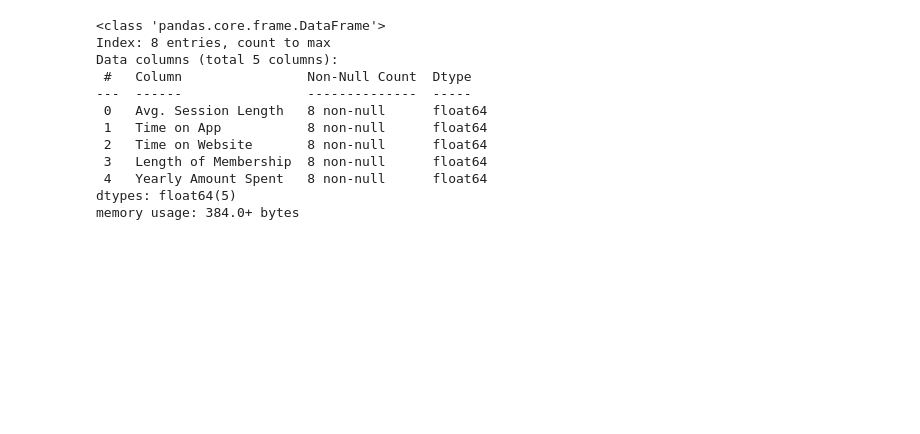
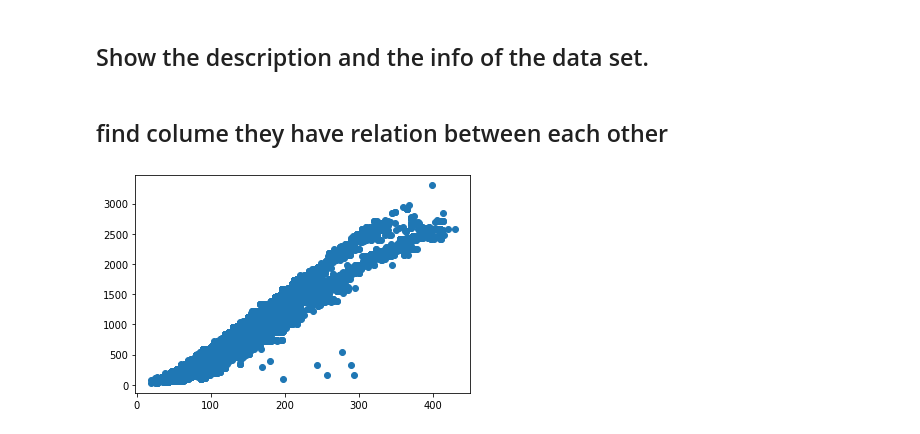
Before and after one commit to monaSalih/linear_regressions, a Jupyter notebook: regression.ipynb, the cells around one changed output. Cells and saved outputs as stored; diff of their text form; code cells hidden in the pictures; blank space fills up the shorter version.

```diff
--- a/regression.ipynb
+++ b/regression.ipynb
@@ -7,10 +9,16 @@ from sklearn.model_selection import train_test_split
 # %%
 # DataFrame = pd.read_csv('./station.csv')CarPrice_Assignment.csv
-#DataFrame = pd.read_csv('./Ecommerce_Customers.csv')
-# #Car_Purchasing_Data.csv
+# DataFrame = pd.read_csv('./Ecommerce_Customers.csv')
+# DataFrame.head()
 # DataFrame = pd.read_csv('./Car_Purchasing_Data.csv')
 # DataFrame.head(5)
-DataFrame = pd.read_csv('./CarPrice_Assignment.csv')
-DataFrame.head(5)
-d.read_csv('./CarPrice_Assignment.csv')
-DataFrame.head(5)
+# DataFrame = pd.read_csv('./CarPrice_Assignment.csv')
+# DataFrame.head(5)
+# DataFrame = pd.read_csv('./CarPrice_Assignment.csv')
+# DataFrame.head(5)
+# DataFrame = pd.read_csv('./train.csv')
+# DataFrame.head(5)
+# DataFrame = pd.read_csv('./station.csv')
+# DataFrame.head()
+DataFrame = pd.read_csv('./airline_dec_2008_50k.csv')
+DataFrame.head()
@@ -25,18 +29,9 @@ DataFrame.head(5)
+# %% [markdown]
+## Show the description and the info of the data set.
 # %%
+
 data_desc=DataFrame.describe()
-data_desc
 data_desc2=data_desc.info()
 data_desc2
-# %% [output]
-<class 'pandas.core.frame.DataFrame'>
-Index: 8 entries, count to max
-Data columns (total 5 columns):
- #   Column                Non-Null Count  Dtype
----  ------                --------------  -----
- 0   Avg. Session Length   8 non-null      float64
- 1   Time on App           8 non-null      float64
- 2   Time on Website       8 non-null      float64
- 3   Length of Membership  8 non-null      float64
- 4   Yearly Amount Spent   8 non-null      float64
-dtypes: float64(5)
-memory usage: 384.0+ bytes
+# %% [markdown]
+## find colume they have relation between each other
@@ -42,0 +42,8 @@ memory usage: 384.0+ bytes
+# %%
+crse_elapsedtime_values = DataFrame["CRSElapsedTime"].values
+distance_value = DataFrame["Distance"].values
+# %%
+plt.scatter(crse_elapsedtime_values, distance_value)
+plt.show()
+# %% [output]
+[figure, added]
```
Also changed, not shown: parts of 17 cells of this notebook, 6 other files.
